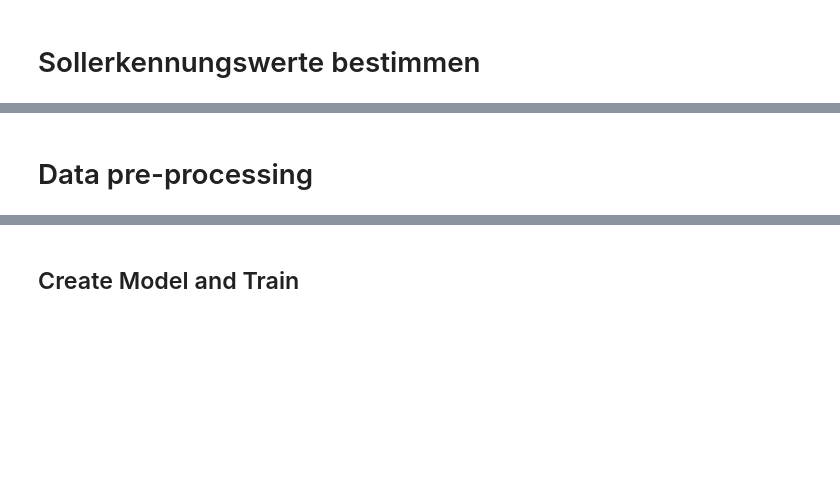
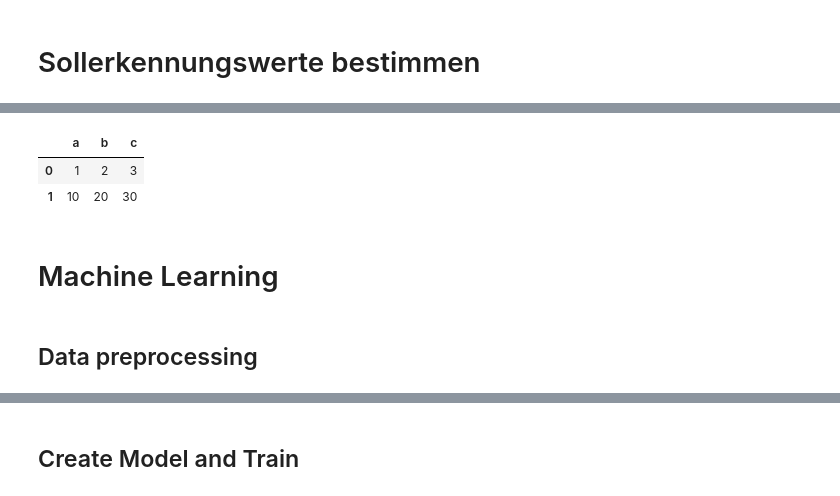
Before and after one commit to FusionShareeza/Masterarbeit, a Jupyter notebook: sqlconnector.ipynb, the cells around one changed output, grey strips where cells are left out. Cells and saved outputs as stored; diff of their text form; code cells hidden in the pictures; blank space fills up the shorter version.

```diff
--- a/sqlconnector.ipynb
+++ b/sqlconnector.ipynb
@@ -332,5 +436,17 @@ KeyError: False
+# %%
+data = [{'a': 1, 'b': 2, 'c': 3},
+        {'a': 10, 'b': 20, 'c': 30}]
+
+df_ergebnisse = pd.DataFrame(data)
+df_ergebnisse
+# %% [output]
+|  | a | b | c |
+| 0 | 1 | 2 | 3 |
+| 1 | 10 | 20 | 30 |
+# %% [markdown]
+# Machine Learning
 # %% [markdown]
-# Data pre-processing
+## Data preprocessing
 # %%
 df = pd.read_csv('data/cclogattributes_T0012hb.csv', encoding='iso-8859-15')
 
```
Also changed, not shown: parts of 21 cells of this notebook.
